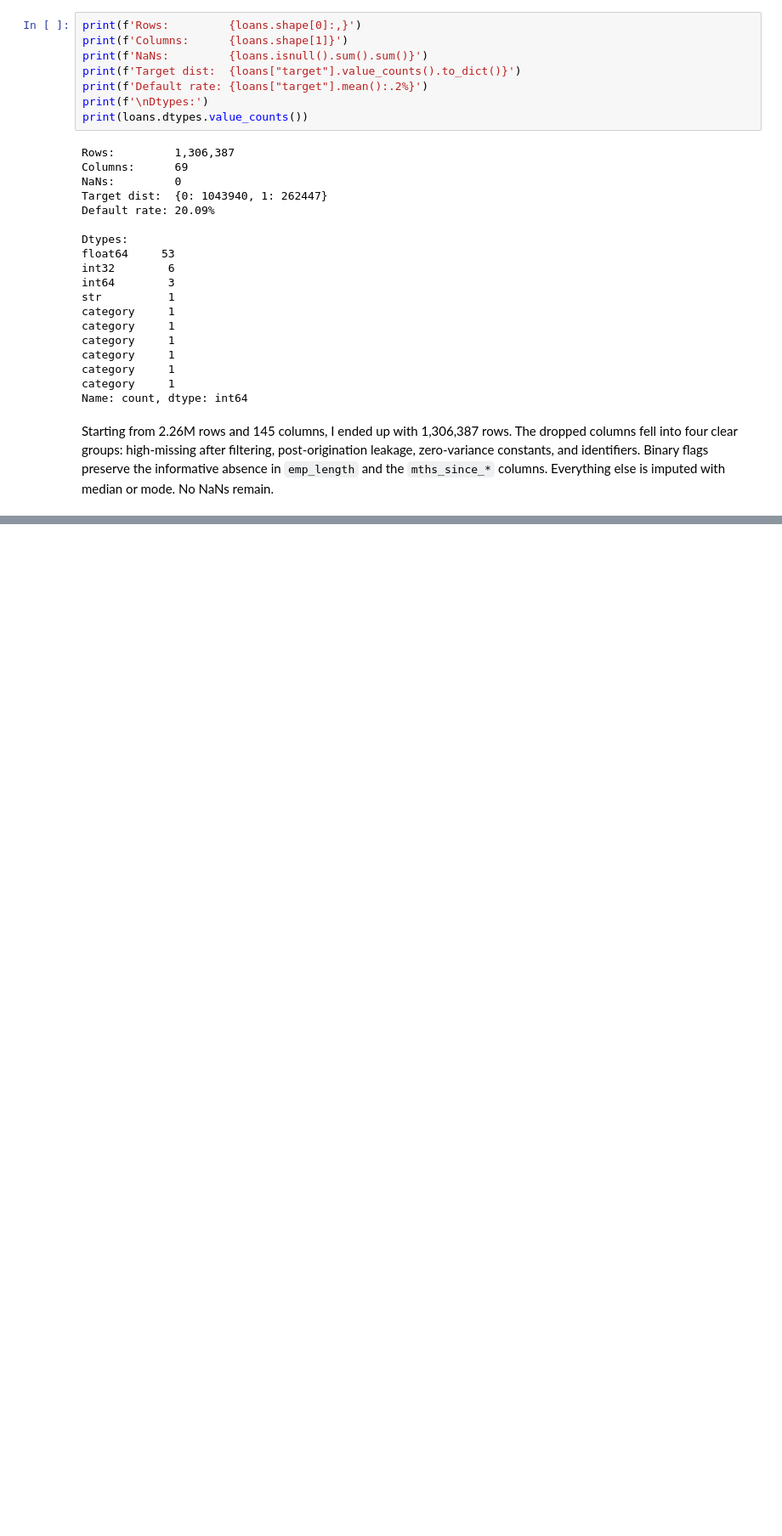
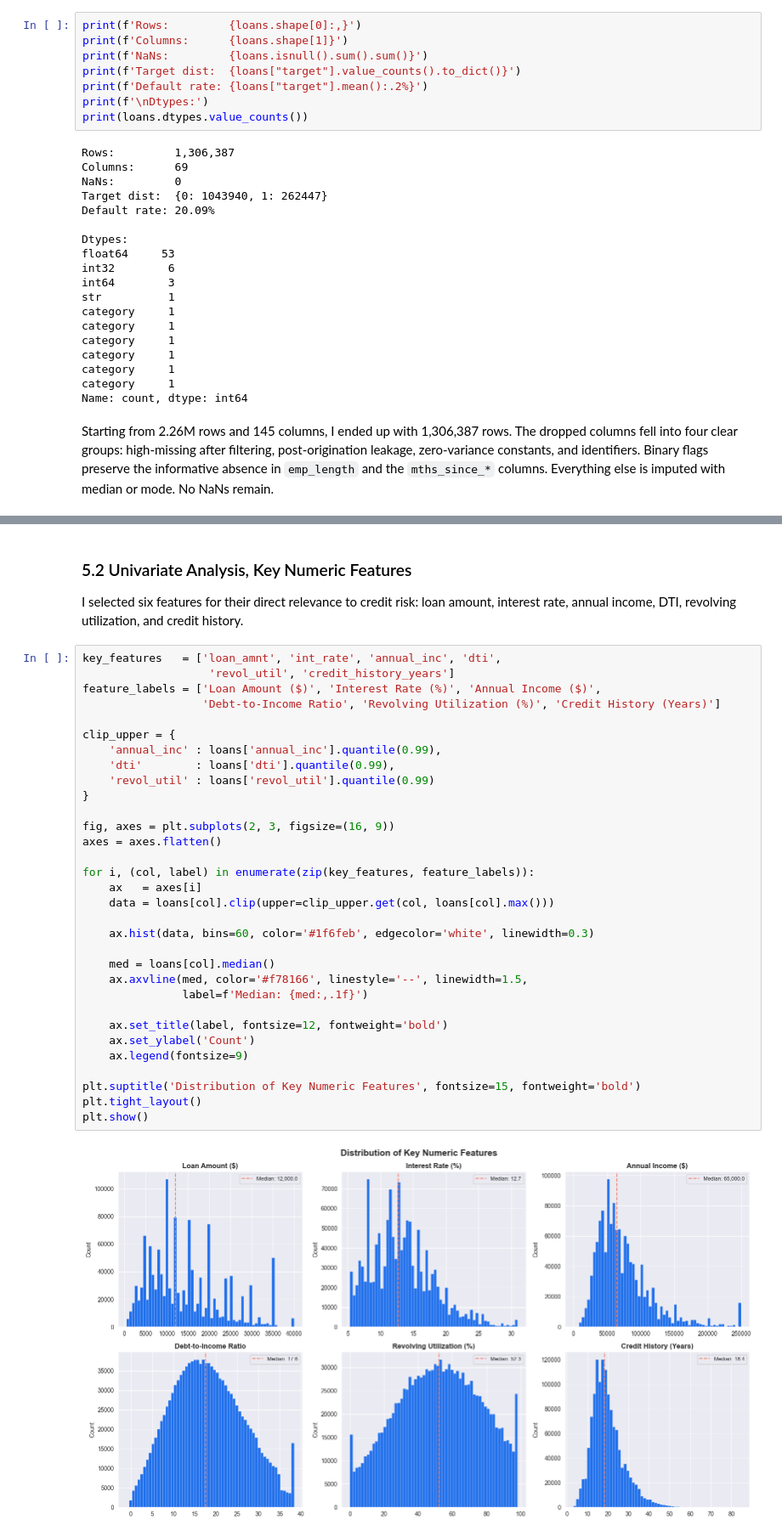
Before and after one commit to AhmedInv40/Predicting-Loan-Default, a Jupyter notebook: PredictingLoanDefault.ipynb, the cells around one changed output, grey strips where cells are left out. Shown at 85% size. Saved outputs shown, nothing was run; the diff lists cells and outputs as text; blank space fills up the shorter version.

```diff
--- a/PredictingLoanDefault.ipynb
+++ b/PredictingLoanDefault.ipynb
@@ -594,0 +623,38 @@ Starting from 2.26M rows and 145 columns, I ended up with 1,306,387 rows. The dr
+# %% [markdown]
+### 5.2 Univariate Analysis, Key Numeric Features
+
+I selected six features for their direct relevance to credit risk: loan amount, interest rate, annual income, DTI, revolving utilization, and credit history.
+# %%
+key_features   = ['loan_amnt', 'int_rate', 'annual_inc', 'dti',
+                   'revol_util', 'credit_history_years']
+feature_labels = ['Loan Amount ($)', 'Interest Rate (%)', 'Annual Income ($)',
+                  'Debt-to-Income Ratio', 'Revolving Utilization (%)', 'Credit History (Years)']
+
+clip_upper = {
+    'annual_inc' : loans['annual_inc'].quantile(0.99),
+    'dti'        : loans['dti'].quantile(0.99),
+    'revol_util' : loans['revol_util'].quantile(0.99)
+}
+
+fig, axes = plt.subplots(2, 3, figsize=(16, 9))
+axes = axes.flatten()
+
+for i, (col, label) in enumerate(zip(key_features, feature_labels)):
+    ax   = axes[i]
+    data = loans[col].clip(upper=clip_upper.get(col, loans[col].max()))
+
+    ax.hist(data, bins=60, color='#1f6feb', edgecolor='white', linewidth=0.3)
+
+    med = loans[col].median()
+    ax.axvline(med, color='#f78166', linestyle='--', linewidth=1.5,
+               label=f'Median: {med:,.1f}')
+
+    ax.set_title(label, fontsize=12, fontweight='bold')
+    ax.set_ylabel('Count')
+    ax.legend(fontsize=9)
+
+plt.suptitle('Distribution of Key Numeric Features', fontsize=15, fontweight='bold')
+plt.tight_layout()
+plt.show()
+# %% [output]
+[figure, added]
```
Also changed, not shown: parts of 11 cells of this notebook.
